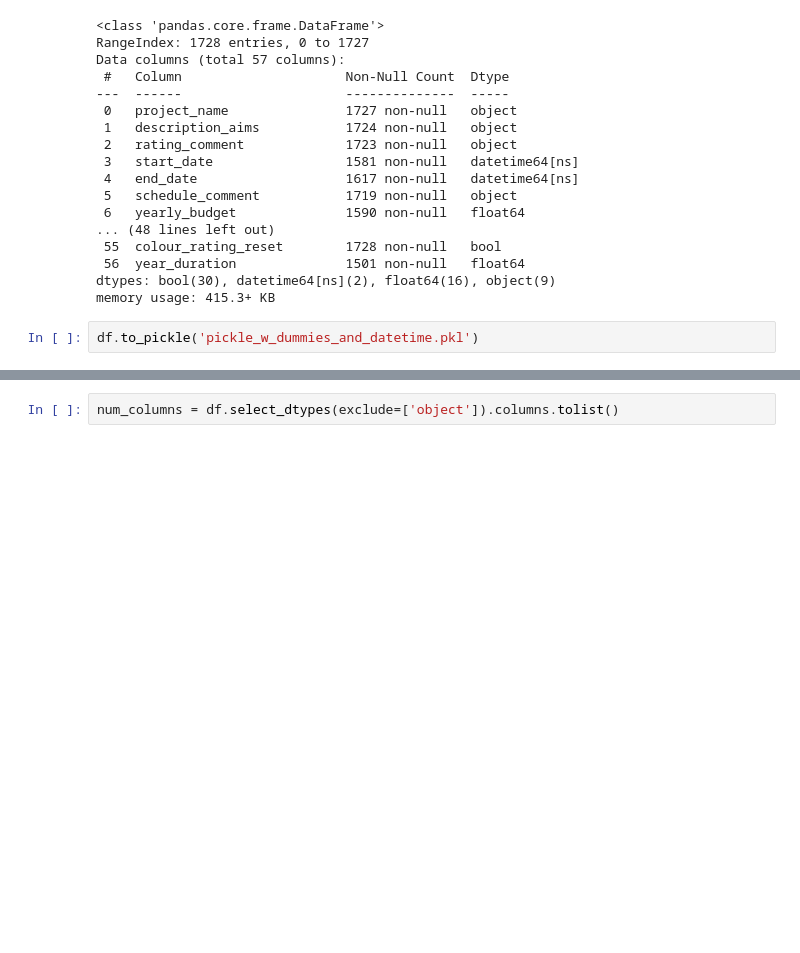
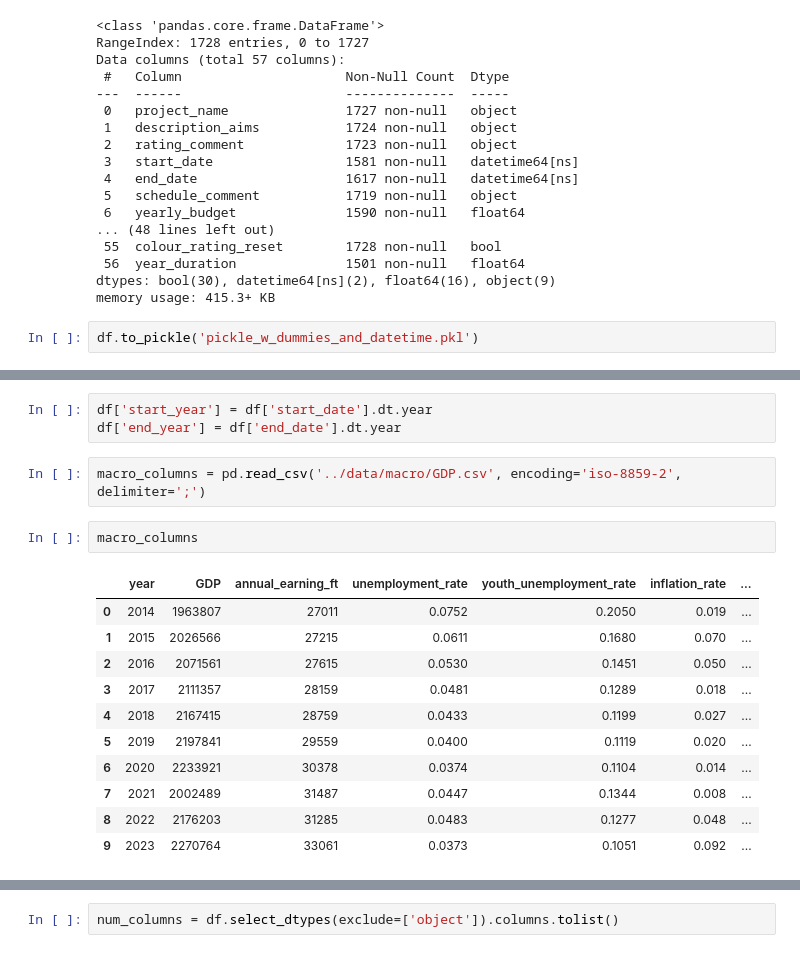
Before and after one commit to rauschgold/ds-bootcamp-capstone-project, a Jupyter notebook: notebooks/playground.ipynb, the cells around one changed output, grey strips where cells are left out. Drawn from its saved outputs; the diff is of its cells as text; blank space fills up the shorter version.

```diff
--- a/notebooks/playground.ipynb
+++ b/notebooks/playground.ipynb
@@ -315,0 +338,19 @@ df.to_pickle('pickle_w_dummies_and_datetime.pkl')
+# %%
+df['start_year'] = df['start_date'].dt.year
+df['end_year'] = df['end_date'].dt.year
+# %%
+macro_columns = pd.read_csv('../data/macro/GDP.csv', encoding='iso-8859-2', delimiter=';')
+# %%
+macro_columns
+# %% [output]
+|  | year | GDP | annual_earning_ft | unemployment_rate | youth_unemployment_rate | inflation_rate | ... |
+| 0 | 2014 | 1963807 | 27011 | 0.0752 | 0.2050 | 0.019 | ... |
+| 1 | 2015 | 2026566 | 27215 | 0.0611 | 0.1680 | 0.070 | ... |
+| 2 | 2016 | 2071561 | 27615 | 0.0530 | 0.1451 | 0.050 | ... |
+| 3 | 2017 | 2111357 | 28159 | 0.0481 | 0.1289 | 0.018 | ... |
+| 4 | 2018 | 2167415 | 28759 | 0.0433 | 0.1199 | 0.027 | ... |
+| 5 | 2019 | 2197841 | 29559 | 0.0400 | 0.1119 | 0.020 | ... |
+| 6 | 2020 | 2233921 | 30378 | 0.0374 | 0.1104 | 0.014 | ... |
+| 7 | 2021 | 2002489 | 31487 | 0.0447 | 0.1344 | 0.008 | ... |
+| 8 | 2022 | 2176203 | 31285 | 0.0483 | 0.1277 | 0.048 | ... |
+| 9 | 2023 | 2270764 | 33061 | 0.0373 | 0.1051 | 0.092 | ... |
```
Also changed, not shown: parts of 15 cells of this notebook, 3 other files.
